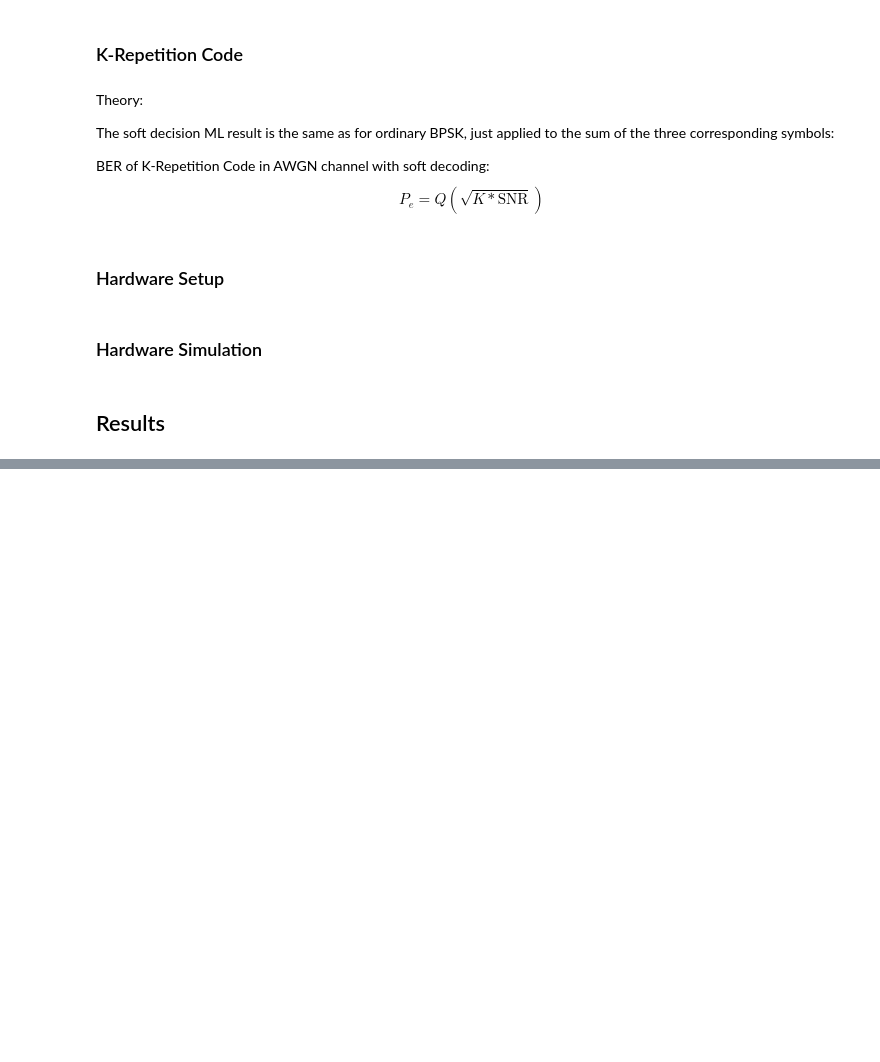
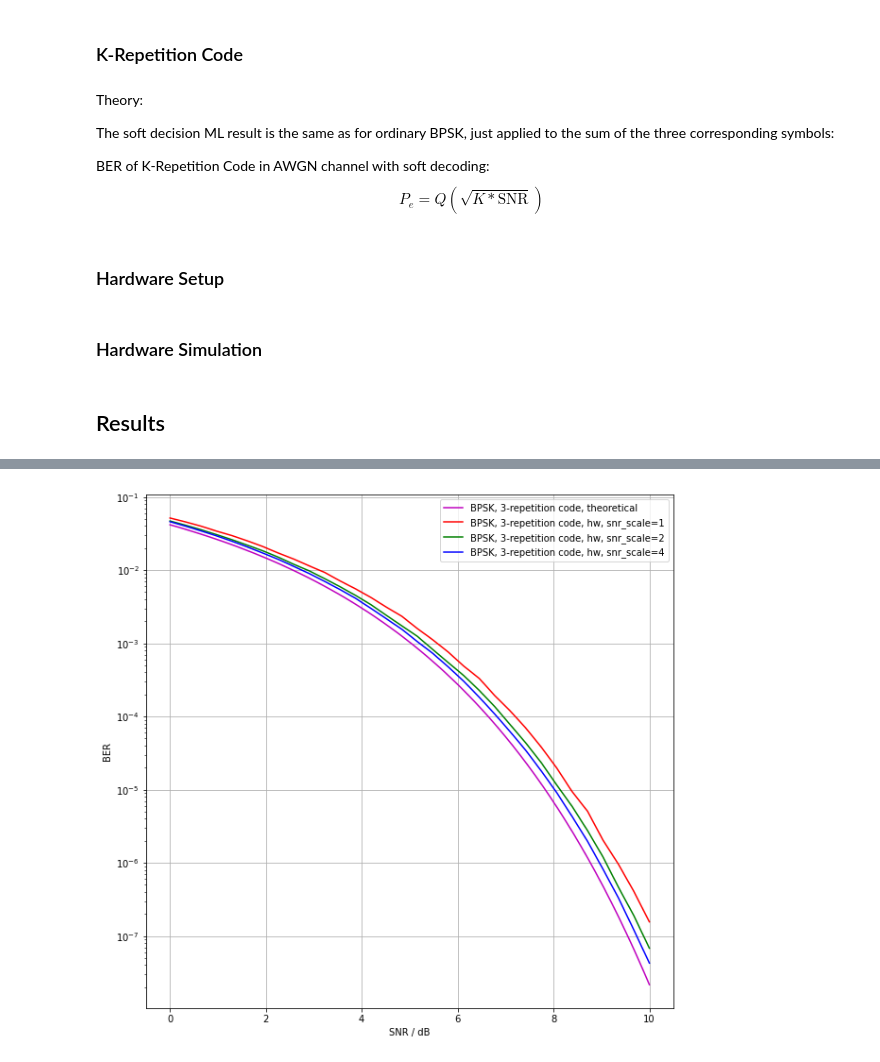
Before and after one commit to Yamakaja/ldpc_ber_server, a Jupyter notebook: client/repetition_code.ipynb, the cells around one changed output, grey strips where cells are left out. Drawn from its saved outputs; the diff is of its cells as text; code cells hidden in the pictures; blank space fills up the shorter version.

```diff
--- a/client/repetition_code.ipynb
+++ b/client/repetition_code.ipynb
@@ -115,0 +116,27 @@ plt.grid()
+# %%
+def hw_sim(scale):
+    repetition_3_snrs = np.linspace(0, 10, 32)
+    return client.simulate(repetition_3_code_id, repetition_3_snrs, snr_scales=np.ones_like(repetition_3_snrs)*scale, term_time=10, term_errors=1e4, max_iterations=32).wait_progress()["bers"]
+# %%
+snrs = np.linspace(0, 10, 64)
+
+plt.figure(figsize=(10, 10))
+plt.yscale("log")
+
+plt.plot(snrs, bpsk_repetition_ber_theory(K, snrs), "m")
+plt.plot(repetition_3_snrs, hw_sim(1), "r")
+plt.plot(repetition_3_snrs, hw_sim(2), "g")
+plt.plot(repetition_3_snrs, hw_sim(4), "b")
+
+plt.xlabel("SNR / dB")
+plt.ylabel("BER")
+
+plt.legend(["BPSK, 3-repetition code, theoretical",
+            "BPSK, 3-repetition code, hw, snr_scale=1",
+            "BPSK, 3-repetition code, hw, snr_scale=2",
+            "BPSK, 3-repetition code, hw, snr_scale=4"
+           ])
+
+plt.grid()
+# %% [output]
+[figure, added]
```
Also changed, not shown: parts of 4 cells of this notebook.
